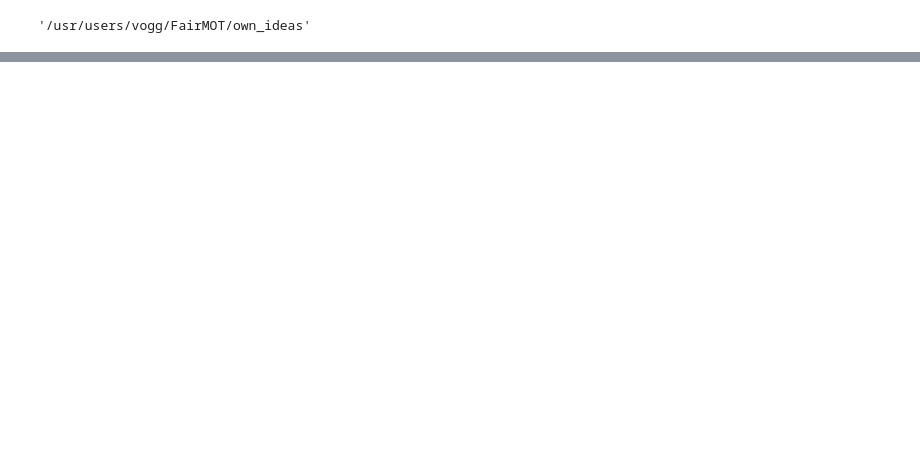
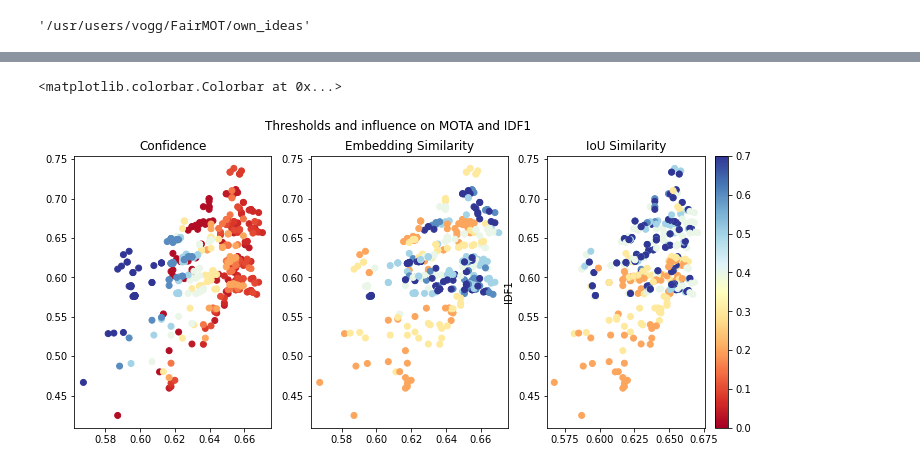
Before and after one commit to ecker-lab/PriMAT-tracking, a Jupyter notebook: own_ideas/evaluation.ipynb, the cells around one changed output, grey strips where cells are left out. Cells and saved outputs as stored; diff of their text form; code cells hidden in the pictures; blank space fills up the shorter version.

```diff
--- a/own_ideas/evaluation.ipynb
+++ b/own_ideas/evaluation.ipynb
@@ -239,0 +283,19 @@ Index(['m20', 'm30', 'm40', 'm50', 'm60', 'm70', 'm80', 'm90', 'm100', 'm110',
+# %%
+import pandas as pd
+
+summary = mh.compute_many(
+            accs,
+            metrics=metrics,
+            names=combs,
+            generate_overall=True
+        )
+
+summary = summary.iloc[:-1,:]
+
+summary['index1'] = summary.index
+
+summary['confidence'] = summary['index1'].str.split("_").map(lambda x: x[1]).astype(float)
+summary['embedding_sim'] = summary['index1'].str.split("_").map(lambda x: x[2]).astype(float)
+summary['iou_sim'] = summary['index1'].str.split("_").map(lambda x: x[3]).astype(float)
+
+summary = summary.drop(columns = ['index1'])
@@ -239,0 +334,23 @@ Index(['m20', 'm30', 'm40', 'm50', 'm60', 'm70', 'm80', 'm90', 'm100', 'm110',
+# %%
+cm = plt.cm.get_cmap('RdYlBu')
+
+fig, (ax1, ax2, ax3) = plt.subplots(1, 3, figsize = (12,5))
+fig.suptitle('Thresholds and influence on MOTA and IDF1')
+
+ax1.scatter(summary.mota, summary.idf1,
+                 c = summary.confidence, cmap=cm, vmin = 0)
+ax1.set_title("Confidence")
+
+ax2.scatter(summary.mota, summary.idf1,
+                 c = summary.embedding_sim, cmap=cm, vmin = 0)
+ax2.set_title("Embedding Similarity")
+
+cm = ax3.scatter(summary.mota, summary.idf1,
+                 c = summary.iou_sim, cmap=cm, vmin = 0)
+ax3.set_ylabel("IDF1")
+ax3.set_title("IoU Similarity")
+
+plt.colorbar(cm)
+# %% [output]
+<matplotlib.colorbar.Colorbar at 0x...>
+[figure, added]
```
Also changed, not shown: parts of 20 cells of this notebook, 38 other files.
